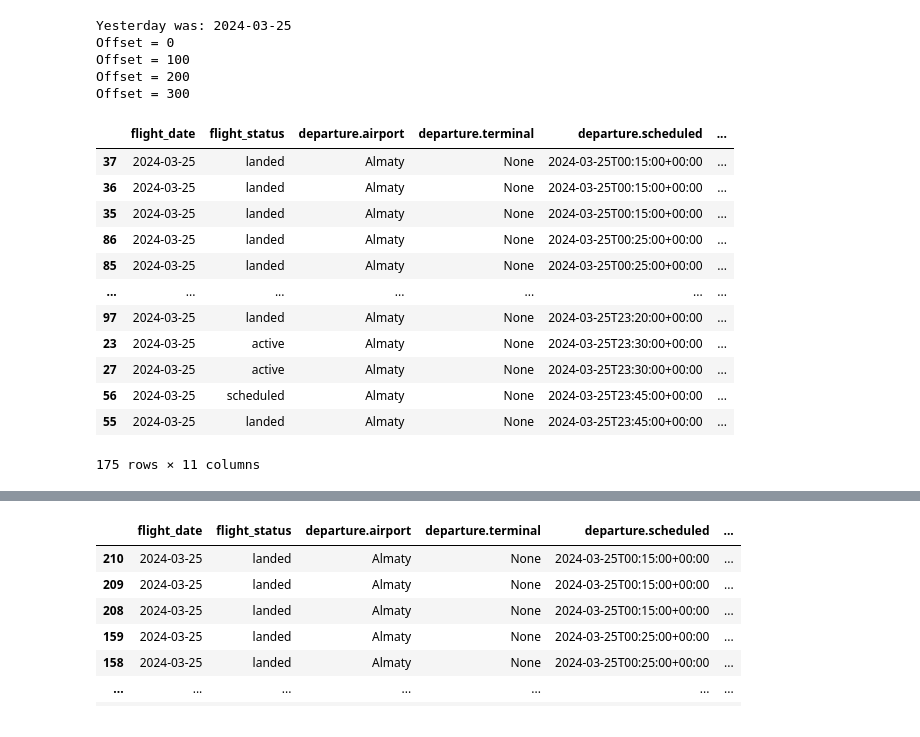
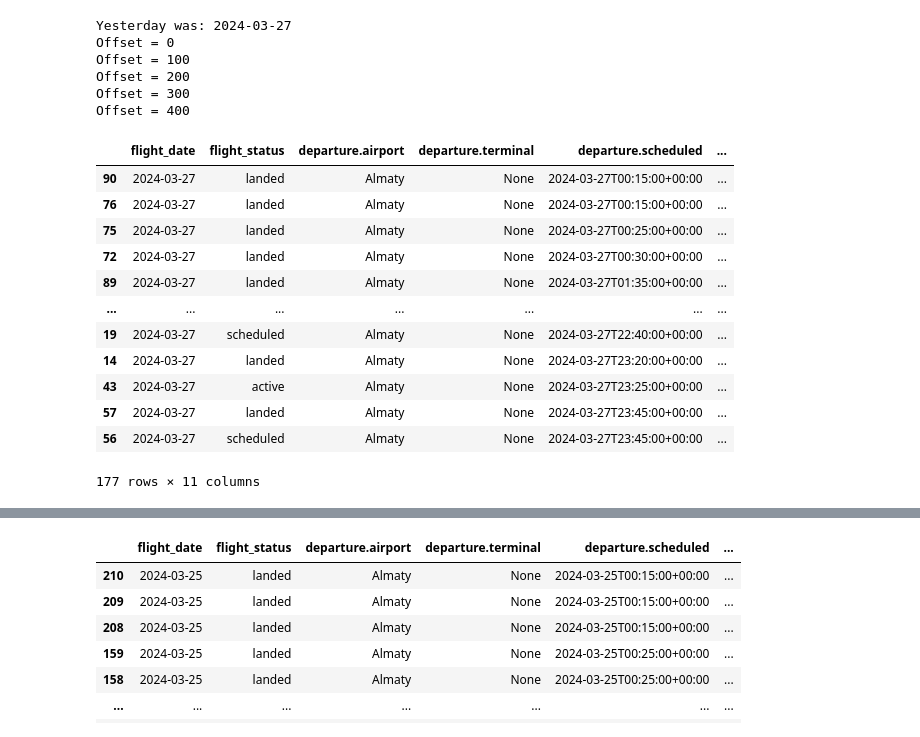
Before and after one commit to ramazanabylkassov/aviation_stack_project, a Jupyter notebook: Untitled.ipynb, the cells around one changed output, grey strips where cells are left out. Saved outputs shown, nothing was run; the diff lists cells and outputs as text; code cells hidden in the pictures.

```diff
--- a/Untitled.ipynb
+++ b/Untitled.ipynb
@@ -4,7 +4,7 @@ import pandas as pd
 from datetime import datetime, timedelta
 # %%
 iata = "ALA"
-key = "e32f5fab6433d2bdb66147d072ffbba1"
+key = "e731e10ffd59f5dee0f69b8c26460607"
 offset = 0
 df = pd.DataFrame()
 anal_columns = [
@@ -26,46 +26,47 @@ print(f"Yesterday was: {prev_date}")
 
 def download_json(url):
     response = requests.get(url)
     response.raise_for_status()  # Raises HTTPError for 4xx or 5xx responses
     return response.json()
 
 while True:
     url = f"http://api.aviationstack.com/v1/flights?access_key={key}&dep_iata={iata}&offset={offset}"
     temp_json = download_json(url)
     df = pd.concat([df, pd.json_normalize(temp_json['data'])])
     pd.json_normalize(data_1['data'])
     print(f"Offset = {offset}")
     if int(temp_json["pagination"]["count"]) < 100:
         break
     else:
         offset += 100
 
 def sort_df(date):
     selected_columns = df[anal_columns]
     filtered_df = selected_columns[df['flight_date'] == date]
     sorted_df = filtered_df.sort_values(by='departure.scheduled', ascending=True)
     return sorted_df
 
 sort_df(prev_date)
 # %% [output]
-Yesterday was: 2024-03-25
+Yesterday was: 2024-03-27
 Offset = 0
 Offset = 100
 Offset = 200
 Offset = 300
+Offset = 400
 |  | flight_date | flight_status | departure.airport | departure.terminal | departure.scheduled | ... |
-| 37 | 2024-03-25 | landed | Almaty | None | 2024-03-25T00:15:00+00:00 | ... |
-| 36 | 2024-03-25 | landed | Almaty | None | 2024-03-25T00:15:00+00:00 | ... |
-| 35 | 2024-03-25 | landed | Almaty | None | 2024-03-25T00:15:00+00:00 | ... |
-| 86 | 2024-03-25 | landed | Almaty | None | 2024-03-25T00:25:00+00:00 | ... |
-| 85 | 2024-03-25 | landed | Almaty | None | 2024-03-25T00:25:00+00:00 | ... |
+| 90 | 2024-03-27 | landed | Almaty | None | 2024-03-27T00:15:00+00:00 | ... |
+| 76 | 2024-03-27 | landed | Almaty | None | 2024-03-27T00:15:00+00:00 | ... |
+| 75 | 2024-03-27 | landed | Almaty | None | 2024-03-27T00:25:00+00:00 | ... |
+| 72 | 2024-03-27 | landed | Almaty | None | 2024-03-27T00:30:00+00:00 | ... |
+| 89 | 2024-03-27 | landed | Almaty | None | 2024-03-27T01:35:00+00:00 | ... |
 | ... | ... | ... | ... | ... | ... | ... |
-| 97 | 2024-03-25 | landed | Almaty | None | 2024-03-25T23:20:00+00:00 | ... |
-| 23 | 2024-03-25 | active | Almaty | None | 2024-03-25T23:30:00+00:00 | ... |
-| 27 | 2024-03-25 | active | Almaty | None | 2024-03-25T23:30:00+00:00 | ... |
-| 56 | 2024-03-25 | scheduled | Almaty | None | 2024-03-25T23:45:00+00:00 | ... |
-| 55 | 2024-03-25 | landed | Almaty | None | 2024-03-25T23:45:00+00:00 | ... |
+| 19 | 2024-03-27 | scheduled | Almaty | None | 2024-03-27T22:40:00+00:00 | ... |
+| 14 | 2024-03-27 | landed | Almaty | None | 2024-03-27T23:20:00+00:00 | ... |
+| 43 | 2024-03-27 | active | Almaty | None | 2024-03-27T23:25:00+00:00 | ... |
+| 57 | 2024-03-27 | landed | Almaty | None | 2024-03-27T23:45:00+00:00 | ... |
+| 56 | 2024-03-27 | scheduled | Almaty | None | 2024-03-27T23:45:00+00:00 | ... |
-175 rows × 11 columns
+177 rows × 11 columns
 # %%
 bucket_name = "de-project-flight-analyzer"
 iata = "ALA"
```
Also changed, not shown: parts of 3 cells of this notebook, 2 other files.
